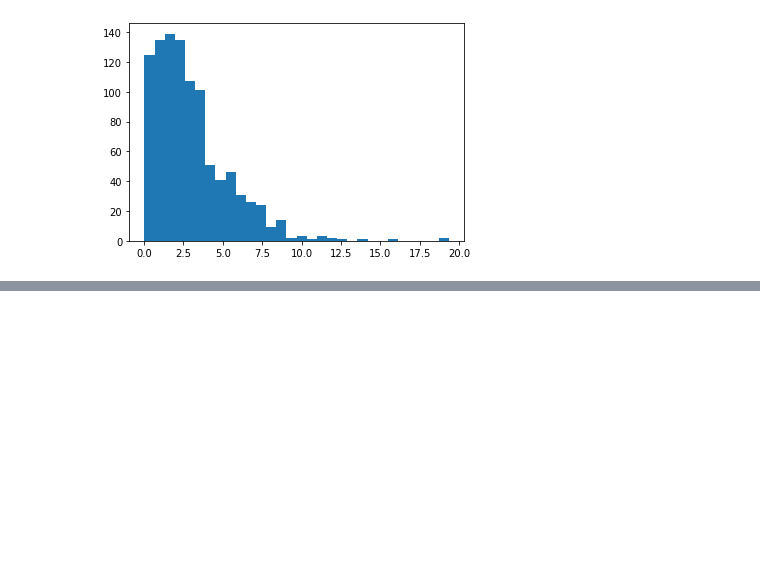
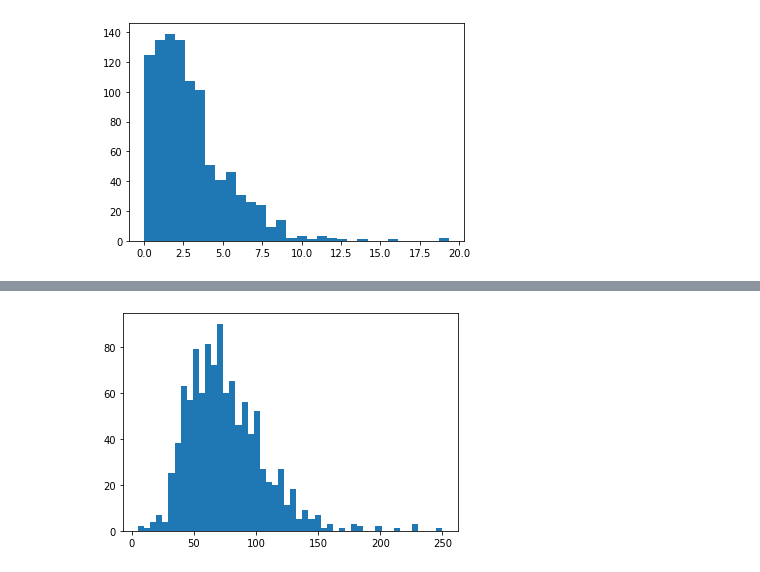
Before and after one commit to seoinhyeok96/python_data_class, a Jupyter notebook: 기초통계 수업 /3 day.ipynb, the cells around one changed output, grey strips where cells are left out. Drawn from its saved outputs; the diff is of its cells as text; code cells hidden in the pictures; blank space fills up the shorter version.

```diff
--- a/기초통계 수업 /3 day.ipynb
+++ b/기초통계 수업 /3 day.ipynb
@@ -33,0 +71,5 @@ plt.show()
+# %%
+plt.hist(df['Defense'],bins=50)
+plt.show()
+# %% [output]
+[figure, added]
```
Also changed, not shown: parts of 7 cells of this notebook, 1 other file.
